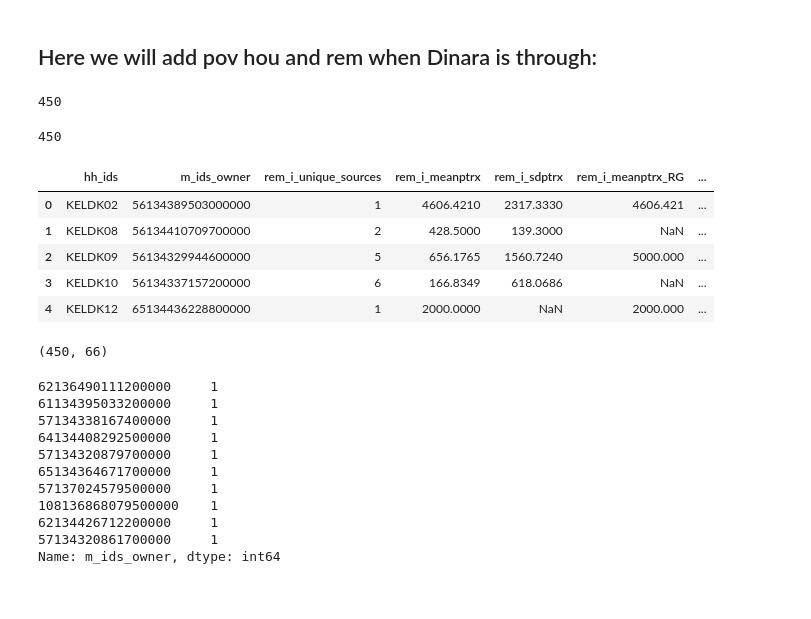
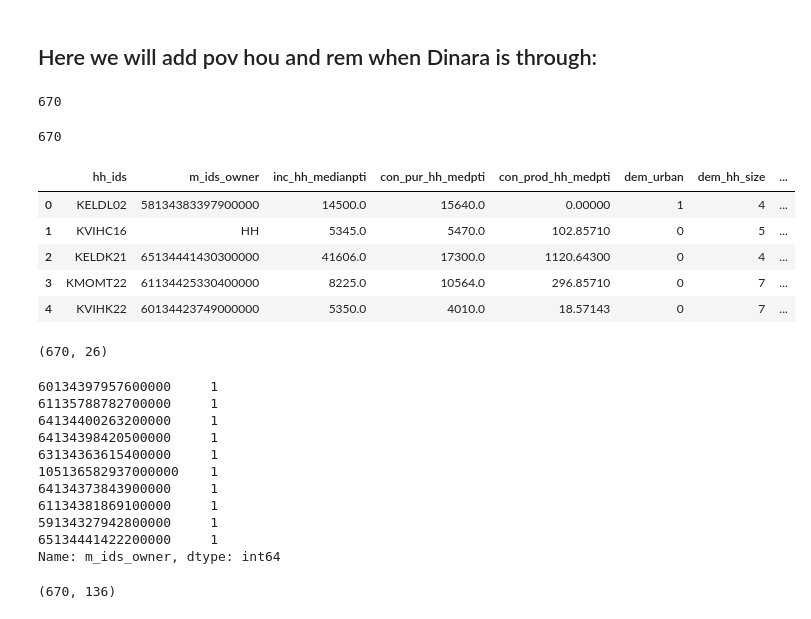
Before and after one commit to julclu/kenya_financial_diaries, a Jupyter notebook: datasets/merge_datasets.ipynb, the cells around one changed output. Saved outputs shown, nothing was run; the diff lists cells and outputs as text; code cells hidden in the pictures.

```diff
--- a/datasets/merge_datasets.ipynb
+++ b/datasets/merge_datasets.ipynb
@@ -28,7 +28,7 @@ trx = pd.read_csv('../diaries_transactions_all.csv', low_memory = False, dtype={
 # %%
 cons = pd.read_csv('consumption_mapped_to_m_ids.csv', dtype={'m_ids_owner': object})
 demos = pd.read_csv('demos_merged.csv',  dtype={'m_ids': object})
-rem_hou_pov = pd.read_csv('pov_hou_rem_merged_rev4.csv',  dtype={'m_ids_owner': object}, index_col = 0)
+pov_rem = pd.read_csv('pov_rem_to_m_ids.csv',  dtype={'m_ids_owner': object})
 wb_go = pd.read_csv('wellbeing_goingson.csv',  dtype={'hh_ids': object})
 edu = pd.read_csv('edu_hh_ind_merge.csv', index_col = 0, dtype={'m_ids': object})
 inc = pd.read_csv('income.csv', dtype={'m_ids_owner': object})
@@ -65,7 +56,7 @@ print(trx.shape)
 cons = cons.loc[cons['m_ids_owner'].isin(keep_ids_list)]
 edu = edu.loc[edu['m_ids'].isin(keep_ids_list)]
 inc = inc.drop_duplicates()
-rem_hou_pov = rem_hou_pov.loc[rem_hou_pov['m_ids_owner'].isin(keep_ids_list)]
+pov_rem = pov_rem.loc[pov_rem['m_ids_owner'].isin(keep_ids_list)]
 wb_go = wb_go.loc[wb_go['hh_ids'].isin(keep_hh_list)]
 # %%
 demos = demos.loc[demos['m_ids'].isin(keep_ids_list)]
@@ -218,38 +203,38 @@ cons_wb_go_edu_demos_inc.to_csv('cons_wb_go_edu_demos_inc.csv', index = False)
 # %% [markdown]
 ## Here we will add pov hou and rem when Dinara is through:
 # %%
-len([x for x in rem_hou_pov.m_ids_owner if str(x) in list(cons_wb_go_edu_demos_inc.m_ids_owner)])
+len([x for x in pov_rem.m_ids_owner if str(x) in list(cons_wb_go_edu_demos_inc.m_ids_owner)])
 # %% [output]
-450
+670
 # %%
-len(rem_hou_pov.m_ids_owner.unique())
+len(pov_rem.m_ids_owner.unique())
 # %% [output]
-450
+670
 # %%
-rem_hou_pov.head()
+pov_rem.head()
 # %% [output]
-|  | hh_ids | m_ids_owner | rem_i_unique_sources | rem_i_meanptrx | rem_i_sdptrx | rem_i_meanptrx_RG | ... |
-| 0 | KELDK02 | 56134389503000000 | 1 | 4606.4210 | 2317.3330 | 4606.421 | ... |
-| 1 | KELDK08 | 56134410709700000 | 2 | 428.5000 | 139.3000 | NaN | ... |
-| 2 | KELDK09 | 56134329944600000 | 5 | 656.1765 | 1560.7240 | 5000.000 | ... |
-| 3 | KELDK10 | 56134337157200000 | 6 | 166.8349 | 618.0686 | NaN | ... |
-| 4 | KELDK12 | 65134436228800000 | 1 | 2000.0000 | NaN | 2000.000 | ... |
+|  | hh_ids | m_ids_owner | inc_hh_medianpti | con_pur_hh_medpti | con_prod_hh_medpti | dem_urban | dem_hh_size | ... |
+| 0 | KELDL02 | 58134383397900000 | 14500.0 | 15640.0 | 0.00000 | 1 | 4 | ... |
+| 1 | KVIHC16 | HH | 5345.0 | 5470.0 | 102.85710 | 0 | 5 | ... |
+| 2 | KELDK21 | 65134441430300000 | 41606.0 | 17300.0 | 1120.64300 | 0 | 4 | ... |
+| 3 | KMOMT22 | 61134425330400000 | 8225.0 | 10564.0 | 296.85710 | 0 | 7 | ... |
+| 4 | KVIHK22 | 60134423749000000 | 5350.0 | 4010.0 | 18.57143 | 0 | 7 | ... |
 # %%
-rem_hou_pov.shape
+pov_rem.shape
 # %% [output]
-(450, 66)
+(670, 26)
 # %%
-rem_hou_pov.m_ids_owner.value_counts().head(10)
+pov_rem.m_ids_owner.value_counts().head(10)
 # %% [output]
-62136490111200000     1
-61134395033200000     1
-57134338167400000     1
-64134408292500000     1
-57134320879700000     1
-65134364671700000     1
-57137024579500000     1
-108136868079500000    1
-62134426712200000     1
-57134320861700000     1
+60134397957600000     1
+61135788782700000     1
+64134400263200000     1
+64134398420500000     1
+63134363615400000     1
+105136582937000000    1
+64134373843900000     1
+61134381869100000     1
+59134327942800000     1
+65134441422200000     1
 Name: m_ids_owner, dtype: int64
 # %%
@@ -256,0 +242,4 @@ cons_wb_go_edu_demos_inc_pov_hou_rem = cons_wb_go_edu_demos_inc.merge(rem_hou_po
+# %%
+cons_wb_go_edu_demos_inc_pov_rem.shape
+# %% [output]
+(670, 136)
```
Also changed, not shown: parts of 19 cells of this notebook, 2 other files.
